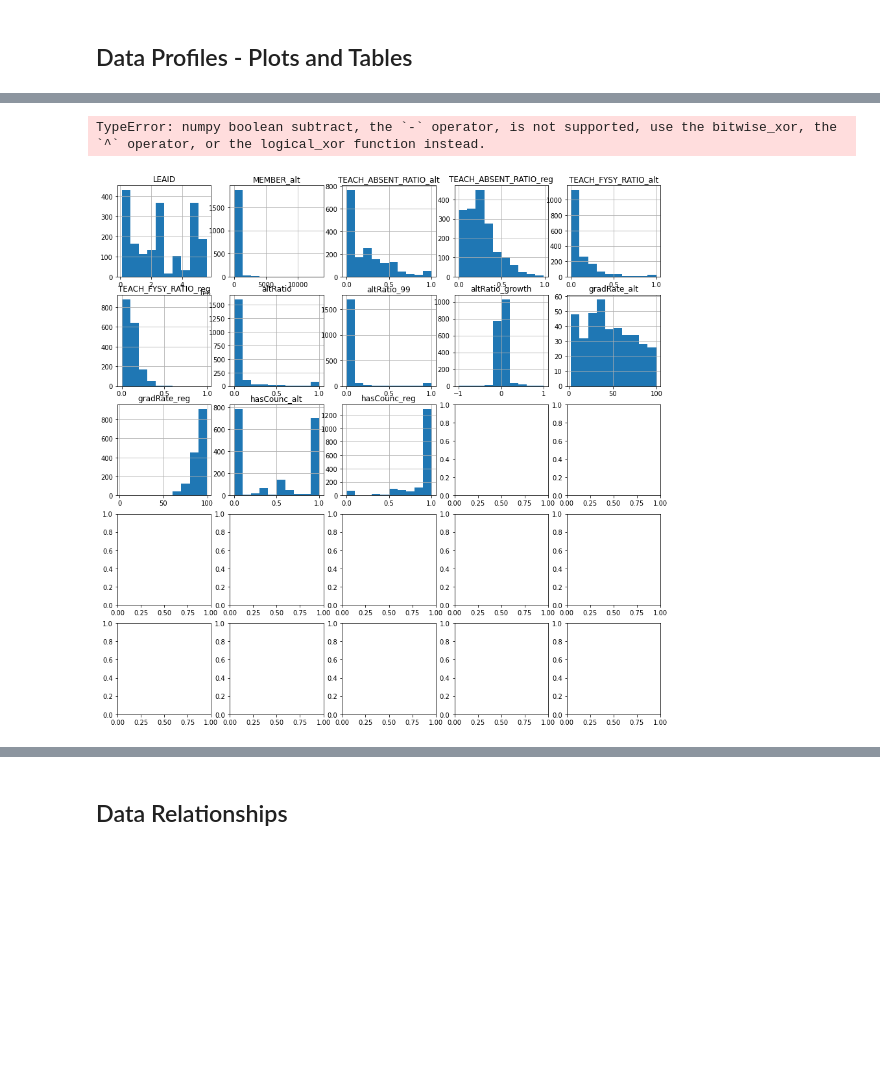
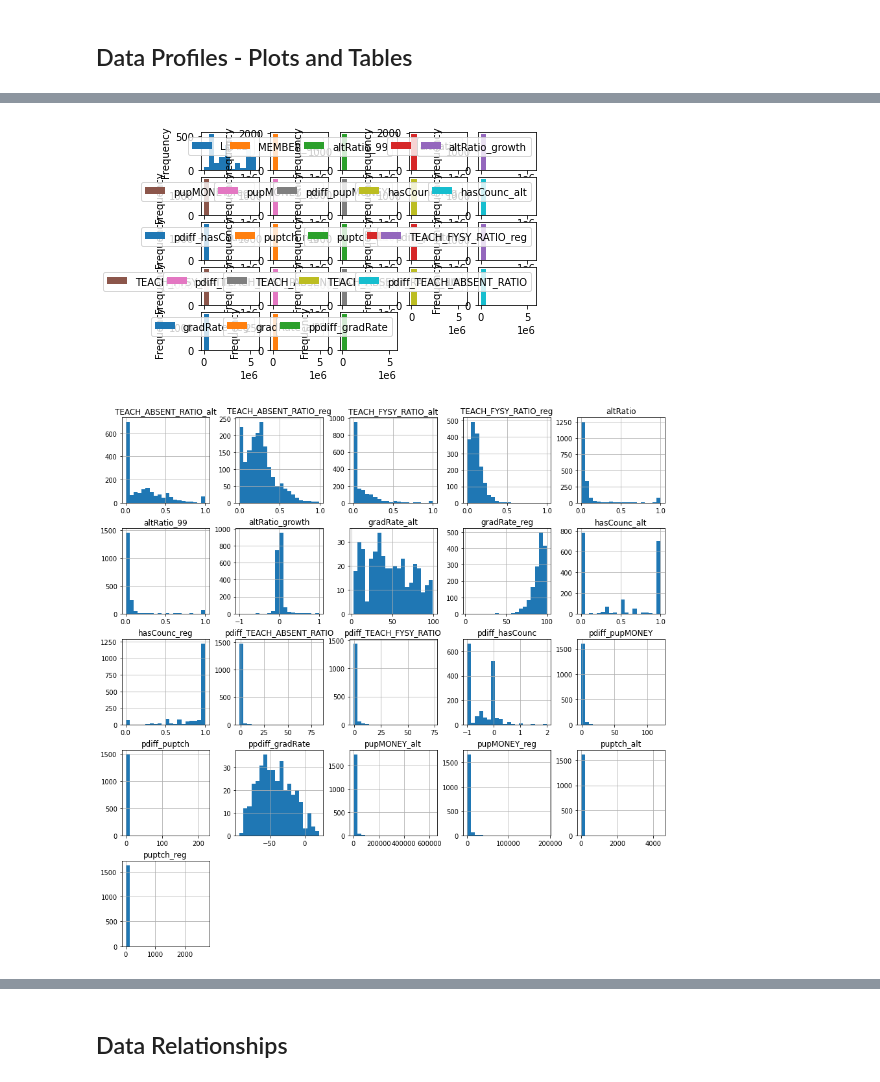
Before and after one commit to dinqui/Capstone-Two-, a Jupyter notebook: Capstone 2 - EDA.ipynb, the cells around one changed output, grey strips where cells are left out. Drawn from its saved outputs; the diff is of its cells as text; code cells hidden in the pictures; blank space fills up the shorter version.

Commit message:
Fixed histograms and pairplot

```diff
--- a/Capstone 2 - EDA.ipynb
+++ b/Capstone 2 - EDA.ipynb
@@ -71,10 +71,15 @@ data.describe().transpose()
 | ppdiff_gradRate | 370.0 | -4.205283e+01 | 2.421457e+01 | -92.878523 | -60.009001 | -4.463205e+01 | -2.404615e+01 | 2.074223e+01 |
 # %%
 #histograms for each variable in df
-hist = data.hist(bins=10,figsize =(15,15))
+hist = data.plot.hist(subplots=True, layout=(5,5))
+plt.show()
 # %% [output]
-TypeError: numpy boolean subtract, the `-` operator, is not supported, use the bitwise_xor, the `^` operator, or the logical_xor function instead.
-[figure, old version]
+[figure, new version]
+# %%
+data.select_dtypes(include=['float64']).hist(bins=20, figsize=(15,15))
+plt.show()
+# %% [output]
+[figure, added]
 # %%
 #State levels plot
 f, ax = plt.subplots(figsize=(10, 10))
```
Also changed, not shown: parts of 5 cells of this notebook.
